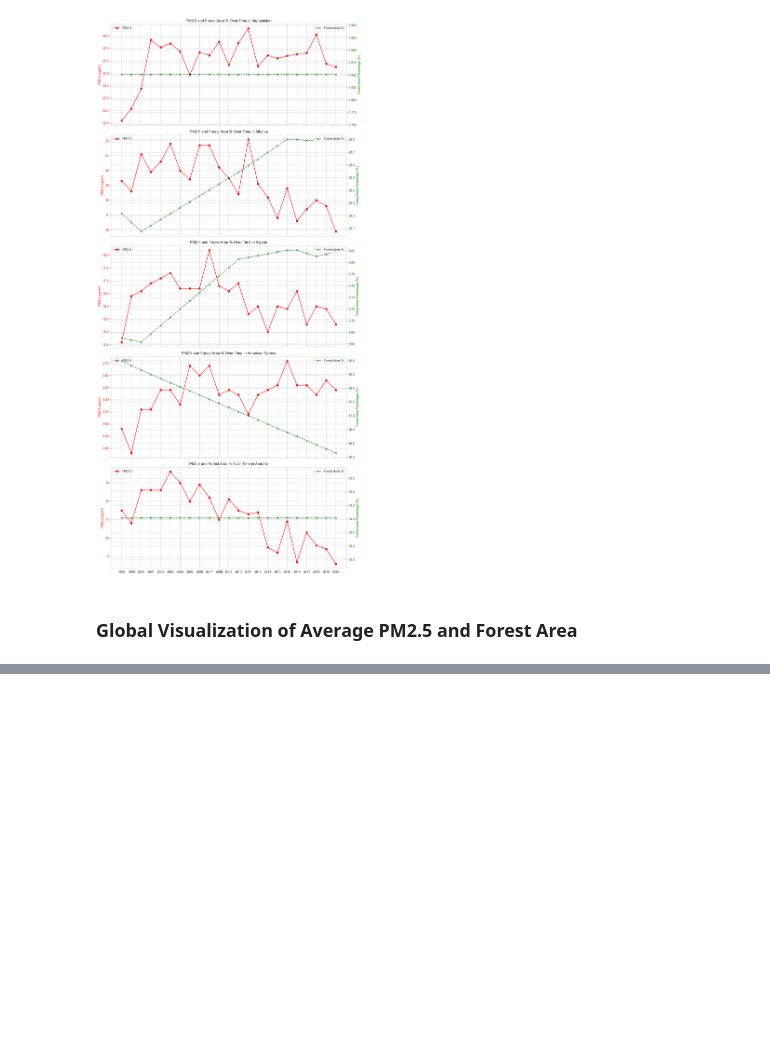
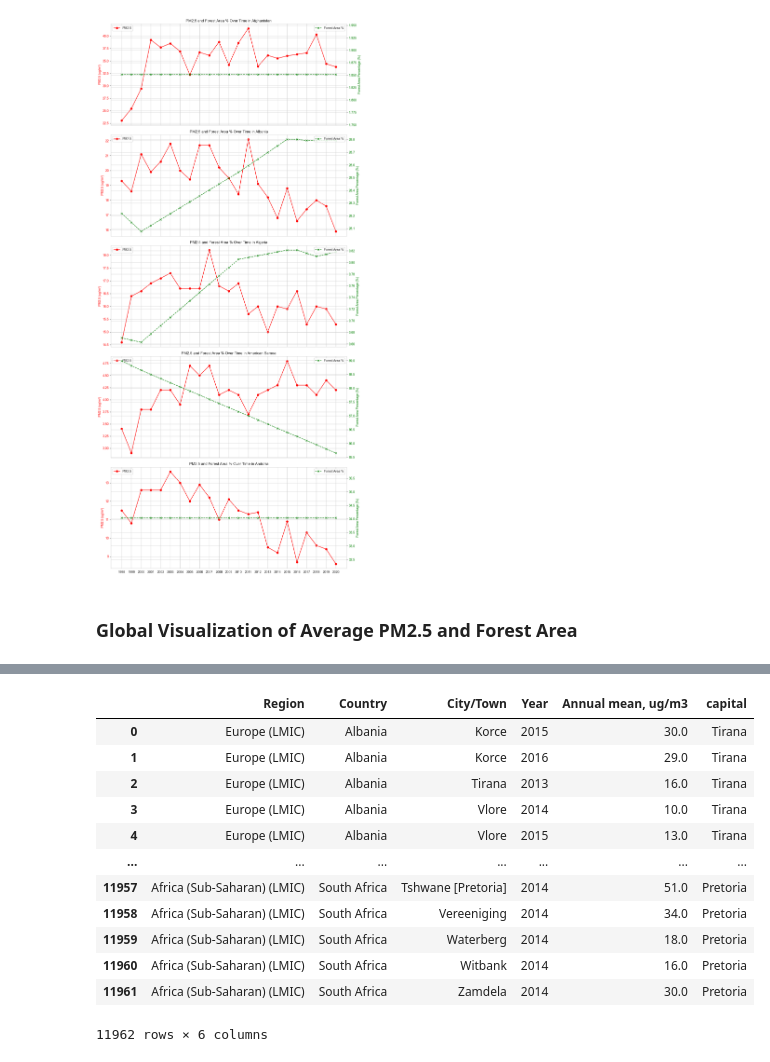
Before and after one commit to iceyubing/ipai25, a Jupyter notebook: Data_Analysis.ipynb, the cells around one changed output, grey strips where cells are left out. Cells and saved outputs as stored; diff of their text form; code cells hidden in the pictures; blank space fills up the shorter version.

```diff
--- a/Data_Analysis.ipynb
+++ b/Data_Analysis.ipynb
@@ -579,0 +616,4 @@ else:
+# %%
+df_air_quality_csv = pd.read_csv("filtered data/air_quality_city-standardized.csv")
+
+df_air_quality_csv
@@ -579,0 +634,45 @@ else:
+# %%
+# Load the country capitals from a JSON file
+try:
+    with open('country_capitals.json', 'r') as f:
+        country_capitals = json.load(f)
+except FileNotFoundError:
+    print("Error: 'country_capitals.json' not found. Please create this file with the country-capital mapping.")
+    country_capitals = {}
+
+if 'Country' in df_air_quality_csv.columns:
+    df_air_quality_csv['capital'] = df_air_quality_csv['Country'].map(country_capitals)
+else:
+    print("Error: 'Country' column not found in the DataFrame.")
+
+# Cleaning the Annual mean, ug/m3 column
+def clean_annual_mean(value):
+    if isinstance(value, str):
+        match = re.search(r'\((\d+)\)-converted value', value)
+        if match:
+            return int(match.group(1))
+        try:
+            return float(value)
+        except ValueError:
+            return np.nan
+    return value
+
+df_air_quality_csv['Annual mean, ug/m3'] = df_air_quality_csv['Annual mean, ug/m3'].apply(clean_annual_mean)
+
+df_air_quality_csv['Annual mean, ug/m3'] = pd.to_numeric(df_air_quality_csv['Annual mean, ug/m3'], errors='coerce')
+
+df_air_quality_csv
+# %% [output]
+|  | Region | Country | City/Town | Year | Annual mean, ug/m3 | capital |
+| 0 | Europe (LMIC) | Albania | Korce | 2015 | 30.0 | Tirana |
+| 1 | Europe (LMIC) | Albania | Korce | 2016 | 29.0 | Tirana |
+| 2 | Europe (LMIC) | Albania | Tirana | 2013 | 16.0 | Tirana |
+| 3 | Europe (LMIC) | Albania | Vlore | 2014 | 10.0 | Tirana |
+| 4 | Europe (LMIC) | Albania | Vlore | 2015 | 13.0 | Tirana |
+| ... | ... | ... | ... | ... | ... | ... |
+| 11957 | Africa (Sub-Saharan) (LMIC) | South Africa | Tshwane [Pretoria] | 2014 | 51.0 | Pretoria |
+| 11958 | Africa (Sub-Saharan) (LMIC) | South Africa | Vereeniging | 2014 | 34.0 | Pretoria |
+| 11959 | Africa (Sub-Saharan) (LMIC) | South Africa | Waterberg | 2014 | 18.0 | Pretoria |
+| 11960 | Africa (Sub-Saharan) (LMIC) | South Africa | Witbank | 2014 | 16.0 | Pretoria |
+| 11961 | Africa (Sub-Saharan) (LMIC) | South Africa | Zamdela | 2014 | 30.0 | Pretoria |
+11962 rows × 6 columns
```
Also changed, not shown: parts of 16 cells of this notebook, 2 other files.
